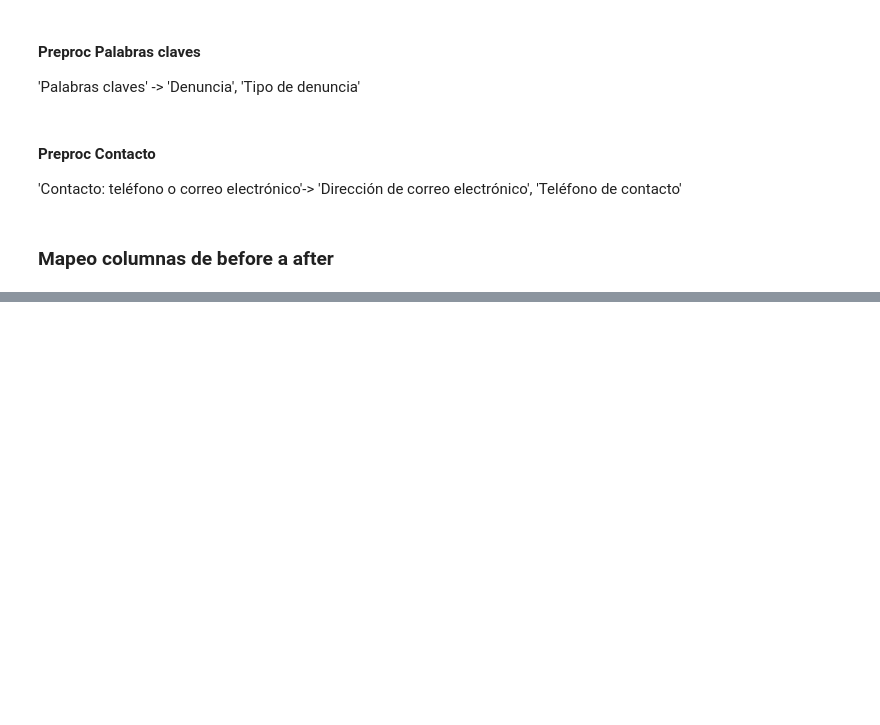
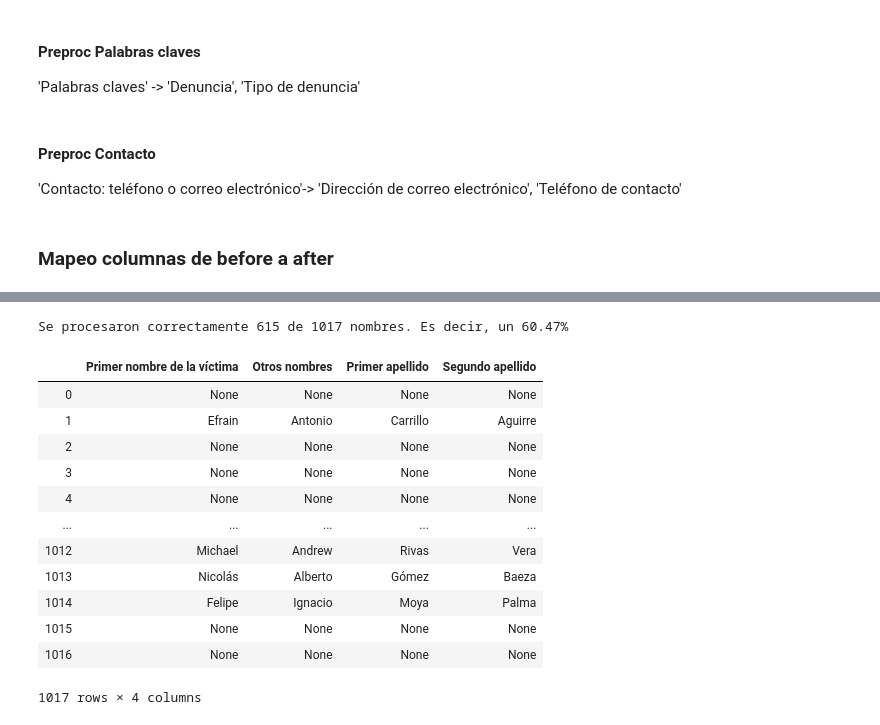
Before and after one commit to pabloBad/Informe_CIDH, a Jupyter notebook: Analisis_1.0.ipynb, the cells around one changed output, grey strips where cells are left out. Saved outputs shown, nothing was run; the diff lists cells and outputs as text; code cells hidden in the pictures; blank space fills up the shorter version.

Commit message:
Preprocesamiento de Nombres

```diff
--- a/Analisis_1.0.ipynb
+++ b/Analisis_1.0.ipynb
@@ -467,0 +707,7 @@ columns_fromBefore_toAfter = {
+# %%
+common_last_names_lists = [
+    apellido.lower() for idx, apellido in enumerate(apellidos_mas_comunes_str.split('	'))
+    if idx % 3 == 1
+]
+
+len(common_last_names_lists)
@@ -467,0 +716,14 @@ columns_fromBefore_toAfter = {
+# %%
+first_last_names_from_after = [
+    unidecode.unidecode(last_name.lower().strip())
+    for last_name in data_after['Primer apellido'].dropna().values
+]
+second_last_names_from_after = [
+    unidecode.unidecode(last_name.lower().strip())
+    for last_name in data_after['Segundo apellido'].dropna().values
+]
+
+
+last_names_list = list(set(first_last_names_from_after + second_last_names_from_after  + common_last_names_lists))
+
+len(last_names_list)
@@ -467,0 +812,2 @@ columns_fromBefore_toAfter = {
+# %%
+splitted_names = [process_name(name) for name in data_before['Nombre completo'].values]
@@ -467,0 +834,32 @@ columns_fromBefore_toAfter = {
+# %%
+c = 0
+for names in splitted_names:
+    if names == [None, None, None, None]:
+        c += 1
+
+c = len(splitted_names) - c
+
+print('Se procesaron correctamente {} de {} nombres. Es decir, un {}%'.format(
+    c, len(splitted_names), round(c / len(splitted_names), 4) * 100))
+# %% [output]
+Se procesaron correctamente 615 de 1017 nombres. Es decir, un 60.47%
+# %%
+pd.DataFrame(splitted_names,
+             columns=[
+                 'Primer nombre de la víctima', 'Otros nombres',
+                 'Primer apellido', 'Segundo apellido'
+             ])
+# %% [output]
+|  | Primer nombre de la víctima | Otros nombres | Primer apellido | Segundo apellido |
+| 0 | None | None | None | None |
+| 1 | Efrain | Antonio | Carrillo | Aguirre |
+| 2 | None | None | None | None |
+| 3 | None | None | None | None |
+| 4 | None | None | None | None |
+| ... | ... | ... | ... | ... |
+| 1012 | Michael | Andrew | Rivas | Vera |
+| 1013 | Nicolás | Alberto | Gómez | Baeza |
+| 1014 | Felipe | Ignacio | Moya | Palma |
+| 1015 | None | None | None | None |
+| 1016 | None | None | None | None |
+1017 rows × 4 columns
```
Also changed, not shown: parts of 13 cells of this notebook.
